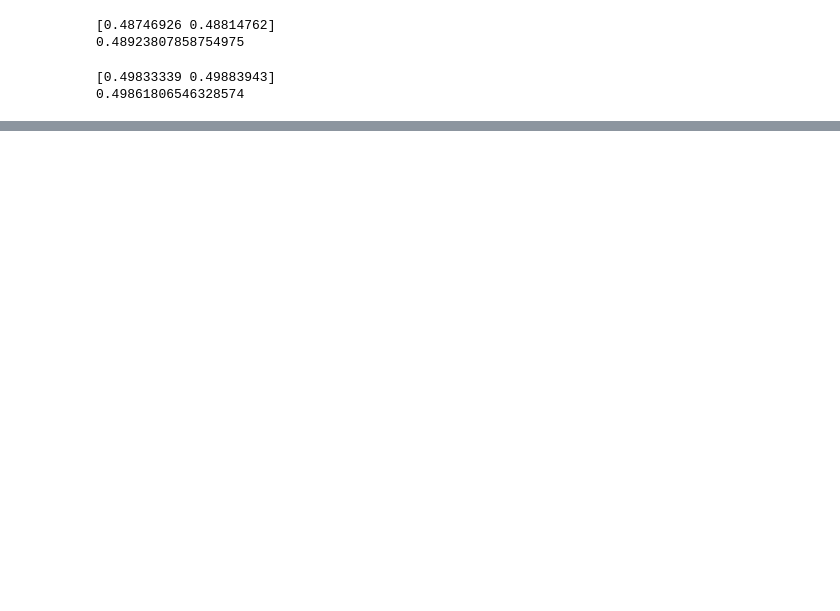
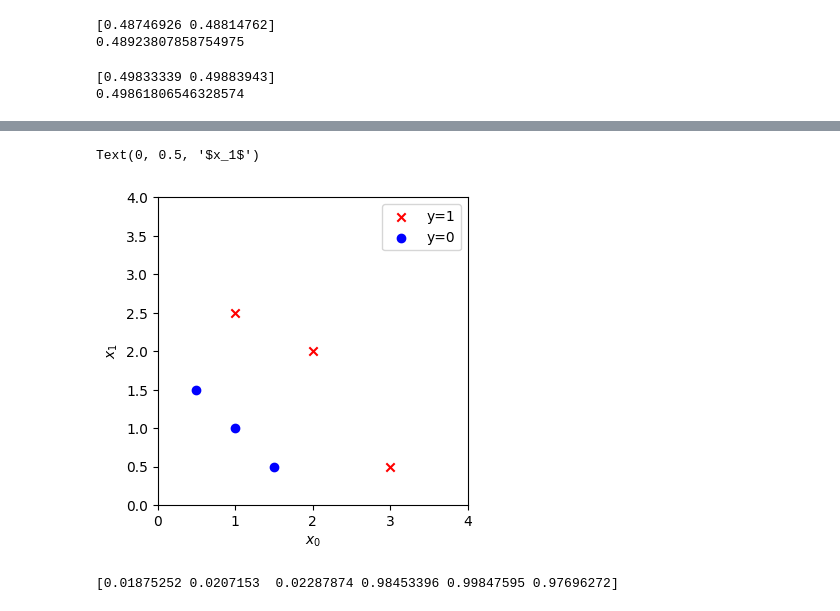
Before and after one commit to Maria-Farooq534/Machine_Learning, a Jupyter notebook: 01_practice/12_gradient_descent_for_logistic_reg.ipynb, the cells around one changed output, grey strips where cells are left out. Cells and saved outputs as stored; diff of their text form; code cells hidden in the pictures; blank space fills up the shorter version.

Commit message:
logistic regression, sigmoid function, gradient descent

```diff
--- a/01_practice/12_gradient_descent_for_logistic_reg.ipynb
+++ b/01_practice/12_gradient_descent_for_logistic_reg.ipynb
@@ -133 +133,10 @@ Iterations: 9000, Cost: -0.34114552966257267
 w final: [5.27194991 5.06885616] , b final : -14.196755795245483
+# %%
+fig, ax = plt.subplots(1,1, figsize = (4,4))
+
+plot_data(x_train, y_train, ax)
+ax.set_xlabel("$x_0$")
+ax.set_ylabel("$x_1$")
+# %% [output]
+Text(0, 0.5, '$x_1$')
+[figure, added]
@@ -133,0 +155,4 @@ w final: [5.27194991 5.06885616] , b final : -14.196755795245483
+# %%
+print(logistic_regression(x_train, w_f, b_f))
+# %% [output]
+[0.01875252 0.0207153  0.02287874 0.98453396 0.99847595 0.97696272]
```
Also changed, not shown: parts of 14 cells of this notebook.
